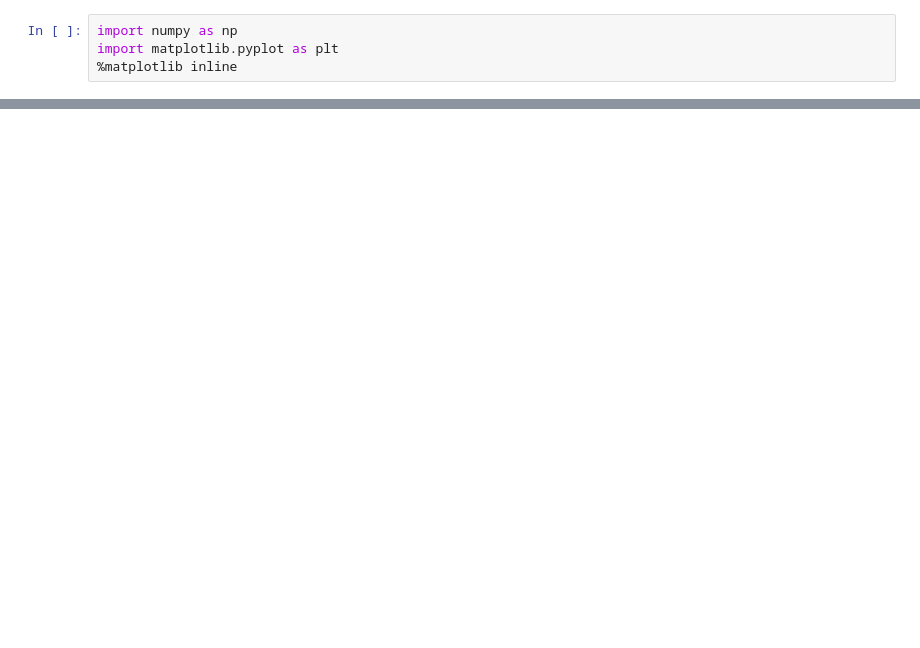
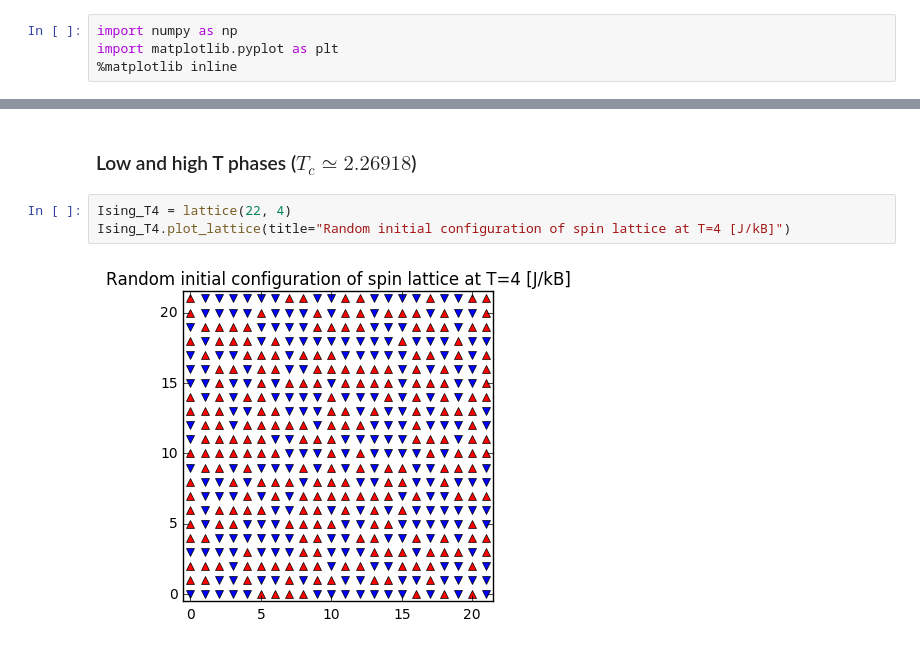
Before and after one commit to DromaninCM/PAS-IPython-notebooks, a Jupyter notebook: homework-4-pas-krzakala.ipynb, the cells around one changed output, grey strips where cells are left out. Cells and saved outputs as stored; diff of their text form; blank space fills up the shorter version.

```diff
--- a/homework-4-pas-krzakala.ipynb
+++ b/homework-4-pas-krzakala.ipynb
@@ -121,0 +103,7 @@ Ising_highT.plot_lattice()
+# %% [markdown]
+### Low and high T phases ($T_c \simeq 2.26918$)
+# %%
+Ising_T4 = lattice(22, 4)
+Ising_T4.plot_lattice(title="Random initial configuration of spin lattice at T=4 [J/kB]")
+# %% [output]
+[figure, added]
```
Also changed, not shown: parts of 56 cells of this notebook.
